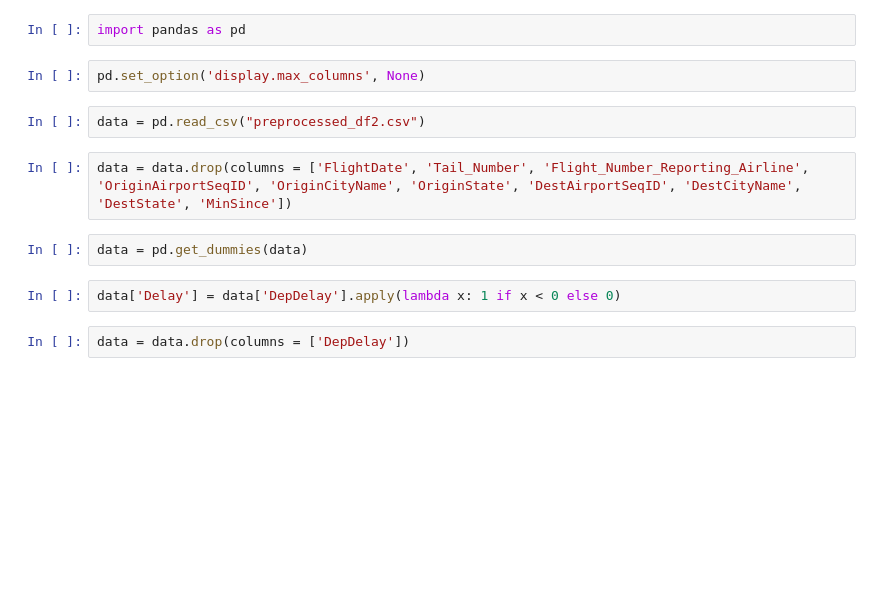
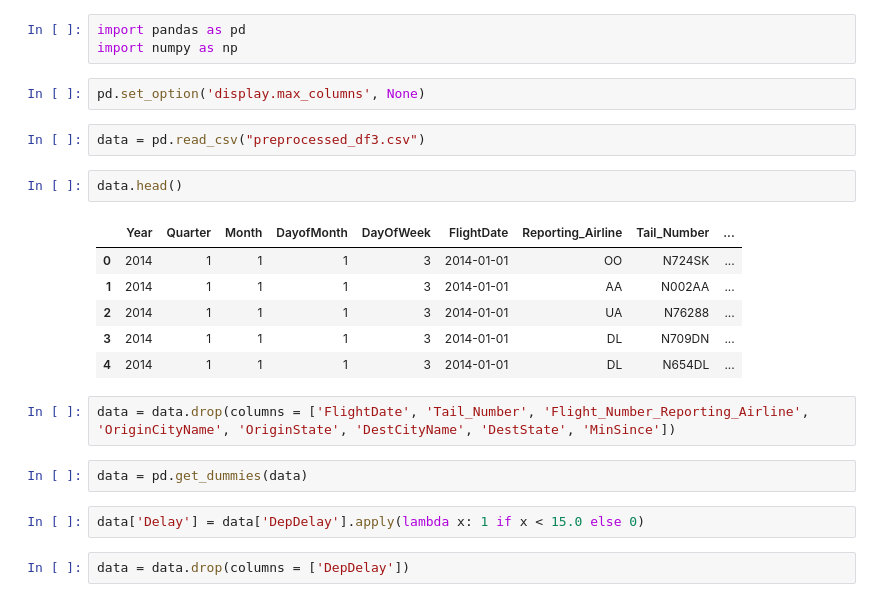
Before and after one commit to kyllan16693/flight-delay-prediction, a Jupyter notebook: modeling.ipynb, the cells around one changed output. Cells and saved outputs as stored; diff of their text form; blank space fills up the shorter version.

```diff
--- a/modeling.ipynb
+++ b/modeling.ipynb
@@ -1,15 +1,25 @@
 # %%
 import pandas as pd
+import numpy as np
 # %%
 pd.set_option('display.max_columns', None)
 # %%
-data = pd.read_csv("preprocessed_df2.csv")
+data = pd.read_csv("preprocessed_df3.csv")
+# %%
+data.head()
+# %% [output]
+|  | Year | Quarter | Month | DayofMonth | DayOfWeek | FlightDate | Reporting_Airline | Tail_Number | ... |
+| 0 | 2014 | 1 | 1 | 1 | 3 | 2014-01-01 | OO | N724SK | ... |
+| 1 | 2014 | 1 | 1 | 1 | 3 | 2014-01-01 | AA | N002AA | ... |
+| 2 | 2014 | 1 | 1 | 1 | 3 | 2014-01-01 | UA | N76288 | ... |
+| 3 | 2014 | 1 | 1 | 1 | 3 | 2014-01-01 | DL | N709DN | ... |
+| 4 | 2014 | 1 | 1 | 1 | 3 | 2014-01-01 | DL | N654DL | ... |
 # %%
-data = data.drop(columns = ['FlightDate', 'Tail_Number', 'Flight_Number_Reporting_Airline', 'OriginAirportSeqID', 'OriginCityName', 'OriginState', 'DestAirportSeqID', 'DestCityName', 'DestState', 'MinSince'])
+data = data.drop(columns = ['FlightDate', 'Tail_Number', 'Flight_Number_Reporting_Airline', 'OriginCityName', 'OriginState', 'DestCityName', 'DestState', 'MinSince'])
 # %%
 data = pd.get_dummies(data)
 # %%
-data['Delay'] = data['DepDelay'].apply(lambda x: 1 if x < 0 else 0)
+data['Delay'] = data['DepDelay'].apply(lambda x: 1 if x < 15.0 else 0)
 # %%
 data = data.drop(columns = ['DepDelay'])
 # %%
```
Also changed, not shown: parts of 14 cells of this notebook.
